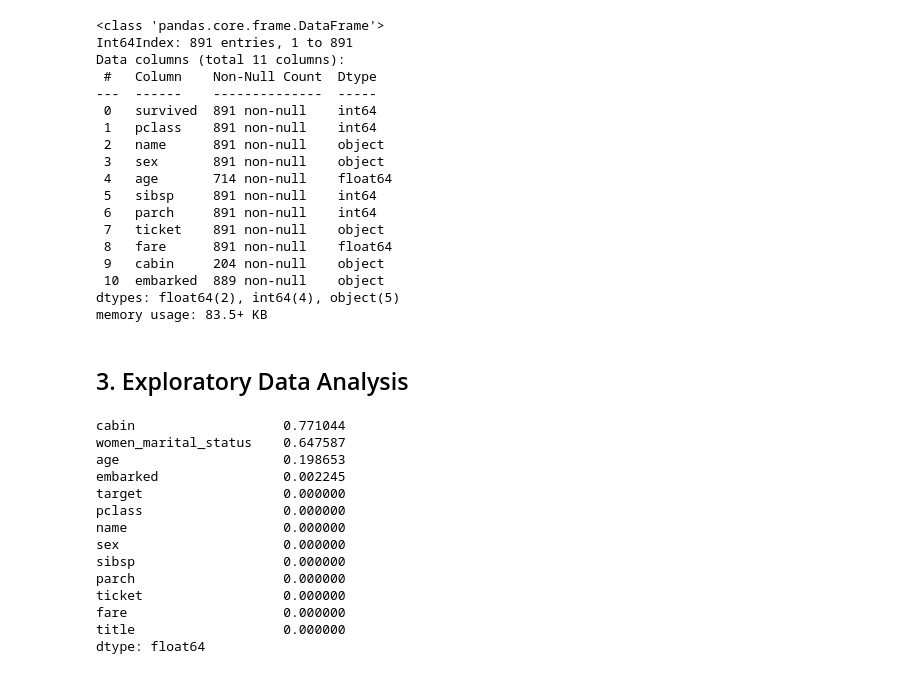
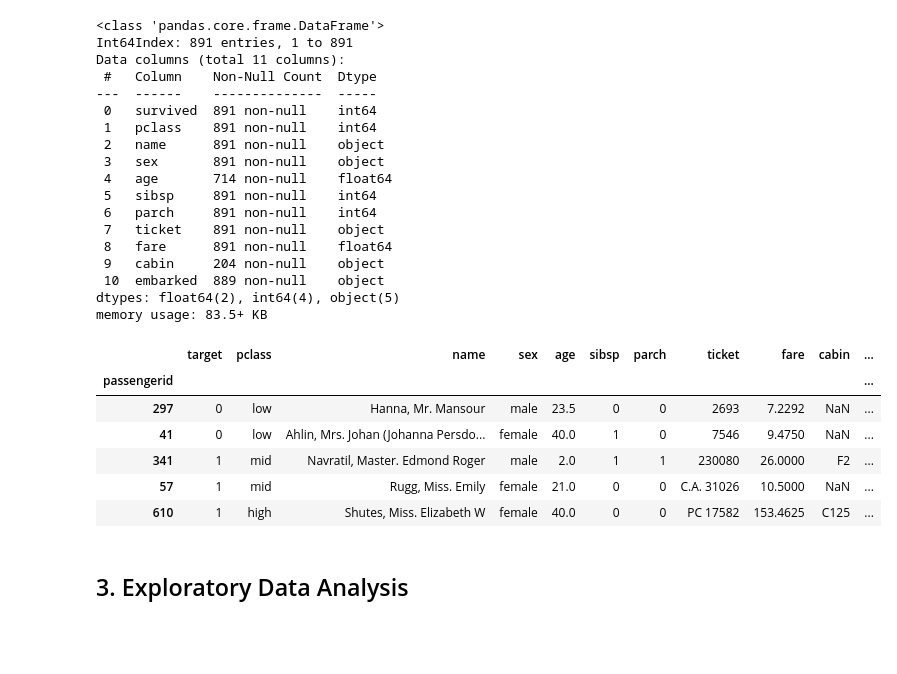
Before and after one commit to donelianc/kaggle, a Jupyter notebook: titanic/notebooks/1.0-ic-get-explore-data.ipynb, the cells around one changed output. Saved outputs shown, nothing was run; the diff lists cells and outputs as text; code cells hidden in the pictures; blank space fills up the shorter version.

```diff
--- a/titanic/notebooks/1.0-ic-get-explore-data.ipynb
+++ b/titanic/notebooks/1.0-ic-get-explore-data.ipynb
@@ -90,19 +115,12 @@ df_interim["women_marital_status"] = df_interim.apply(lambda x: get_women_marita
+# %%
+df_interim.sample(5)
+# %% [output]
+|  | target | pclass | name | sex | age | sibsp | parch | ticket | fare | cabin | ... |
+| passengerid |  |  |  |  |  |  |  |  |  |  | ... |
+| 297 | 0 | low | Hanna, Mr. Mansour | male | 23.5 | 0 | 0 | 2693 | 7.2292 | NaN | ... |
+| 41 | 0 | low | Ahlin, Mrs. Johan (Johanna Persdo... | female | 40.0 | 1 | 0 | 7546 | 9.4750 | NaN | ... |
+| 341 | 1 | mid | Navratil, Master. Edmond Roger | male | 2.0 | 1 | 1 | 230080 | 26.0000 | F2 | ... |
+| 57 | 1 | mid | Rugg, Miss. Emily | female | 21.0 | 0 | 0 | C.A. 31026 | 10.5000 | NaN | ... |
+| 610 | 1 | high | Shutes, Miss. Elizabeth W | female | 40.0 | 0 | 0 | PC 17582 | 153.4625 | C125 | ... |
 # %% [markdown]
 ## 3. Exploratory Data Analysis
-# %%
-df_interim.isna().sum().sort_values(ascending=False) / len(df_interim)
-# %% [output]
-cabin                   0.771044
-women_marital_status    0.647587
-age                     0.198653
-embarked                0.002245
-target                  0.000000
-pclass                  0.000000
-name                    0.000000
-sex                     0.000000
-sibsp                   0.000000
-parch                   0.000000
-ticket                  0.000000
-fare                    0.000000
-title                   0.000000
-dtype: float64
```
Also changed, not shown: parts of 15 cells of this notebook.
